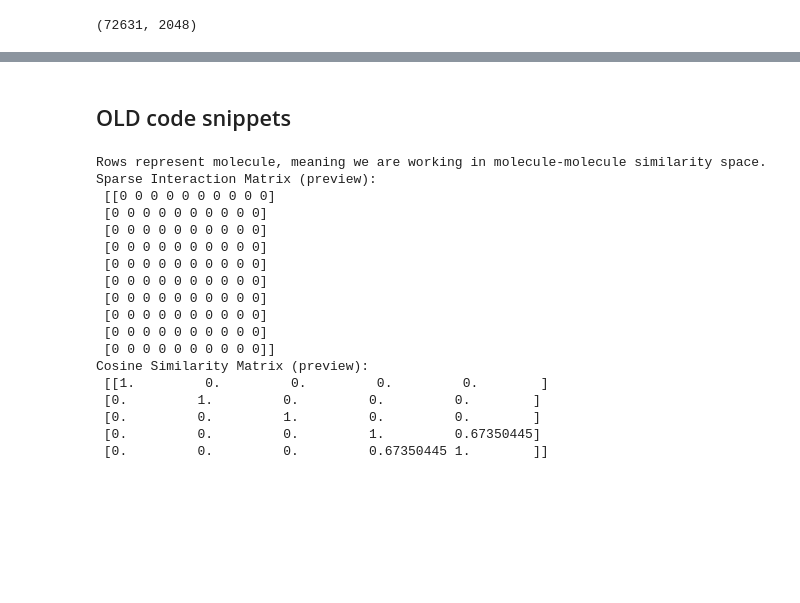
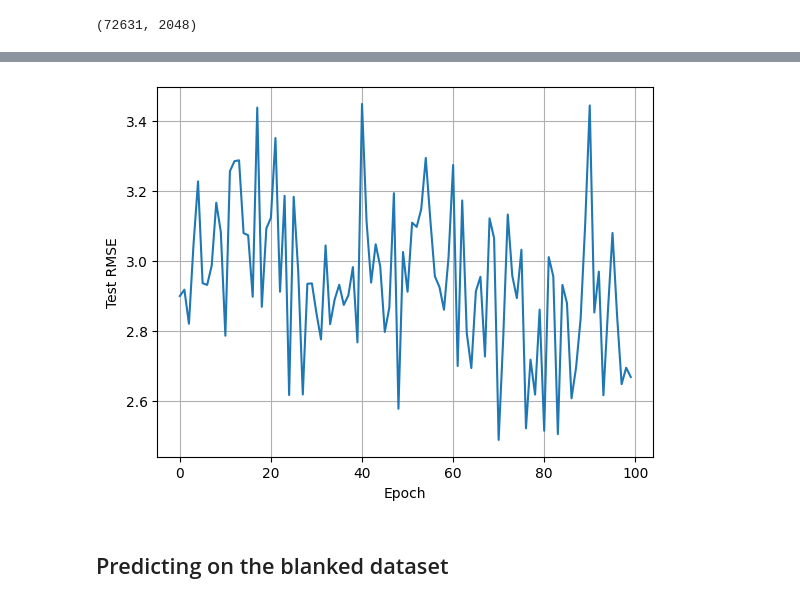
Before and after one commit to tildtr/data-mining-assignments, a Jupyter notebook: Project/DM_Project_Til.ipynb, the cells around one changed output, grey strips where cells are left out. Drawn from its saved outputs; the diff is of its cells as text; code cells hidden in the pictures; blank space fills up the shorter version.

```diff
--- a/Project/DM_Project_Til.ipynb
+++ b/Project/DM_Project_Til.ipynb
@@ -510,2 +573,11 @@ plt.show()
+# %%
+# Plot test RMSEs
+plt.plot(test_rmses)
+plt.xlabel('Epoch')
+plt.ylabel('Test RMSE')
+plt.grid()
+plt.show()
+# %% [output]
+[figure, added]
 # %%
 # @TODO: Hyperparameter tuning -> see TP10 for inspiration
@@ -513,65 +586,2 @@ plt.show()
 # %% [markdown]
-## OLD code snippets
+## Predicting on the blanked dataset
-# %%
-import numpy as np
-from scipy.sparse import csr_matrix
-from sklearn.preprocessing import normalize
-
-def create_sparse_interaction_matrix(df, molecule_col, protein_col, activity_col, row_entity='molecule'):
-    # Validate input for row_entity
-    if row_entity not in ['molecule', 'protein']:
-        raise ValueError("row_entity must be either 'molecule' or 'protein'")
-
-    # Determine indices based on row entity
-    if row_entity == 'molecule':
-        row_ids, row_indices = np.unique(df[molecule_col], return_inverse=True)
-        col_ids, col_indices = np.unique(df[protein_col], return_inverse=True)
-        row_label, col_label = molecule_col, protein_col
-    else:
-        row_ids, row_indices = np.unique(df[protein_col], return_inverse=True)
-        col_ids, col_indices = np.unique(df[molecule_col], return_inverse=True)
-        row_label, col_label = protein_col, molecule_col
-
-    # Create a sparse matrix
-    shape = (len(row_ids), len(col_ids))
-    interaction_matrix = csr_matrix((df[activity_col], (row_indices, col_indices)), shape=shape)
-
-    # Print what is presented in rows and what in columns
-    print(f"Rows represent {row_entity}, meaning we are working in {row_entity}-{row_entity} similarity space.")
-
-    return interaction_matrix, row_ids, col_ids
-
-def cosine_similarity_sparse(matrix):
-    # Normalize the matrix rows to have zero mean and norm 1
-    matrix_normalized = normalize(matrix, norm='l2', axis=1)
-    # Compute the cosine similarity matrix
-    similarity_matrix = matrix_normalized.dot(matrix_normalized.T)
-
-    return similarity_matrix
-
-# Create interaction matrix
-interaction_matrix, molecule_ids, protein_ids = create_sparse_interaction_matrix(activity_train, 'ChEMBL_IDs', 'Uniprot_IDs', 'Activity')
-print("Sparse Interaction Matrix (preview):\n", interaction_matrix[:10, :10].toarray())
-
-# Compute cosine similarities
-similarity_matrix = cosine_similarity_sparse(interaction_matrix)
-print("Cosine Similarity Matrix (preview):\n", similarity_matrix[:5, :5].toarray())
-# %% [output]
-Rows represent molecule, meaning we are working in molecule-molecule similarity space.
-Sparse Interaction Matrix (preview):
- [[0 0 0 0 0 0 0 0 0 0]
- [0 0 0 0 0 0 0 0 0 0]
- [0 0 0 0 0 0 0 0 0 0]
- [0 0 0 0 0 0 0 0 0 0]
- [0 0 0 0 0 0 0 0 0 0]
- [0 0 0 0 0 0 0 0 0 0]
- [0 0 0 0 0 0 0 0 0 0]
- [0 0 0 0 0 0 0 0 0 0]
- [0 0 0 0 0 0 0 0 0 0]
- [0 0 0 0 0 0 0 0 0 0]]
-Cosine Similarity Matrix (preview):
- [[1.         0.         0.         0.         0.        ]
- [0.         1.         0.         0.         0.        ]
- [0.         0.         1.         0.         0.        ]
- [0.         0.         0.         1.         0.67350445]
- [0.         0.         0.         0.67350445 1.        ]]
```
Also changed, not shown: parts of 29 cells of this notebook, 1 other file.
